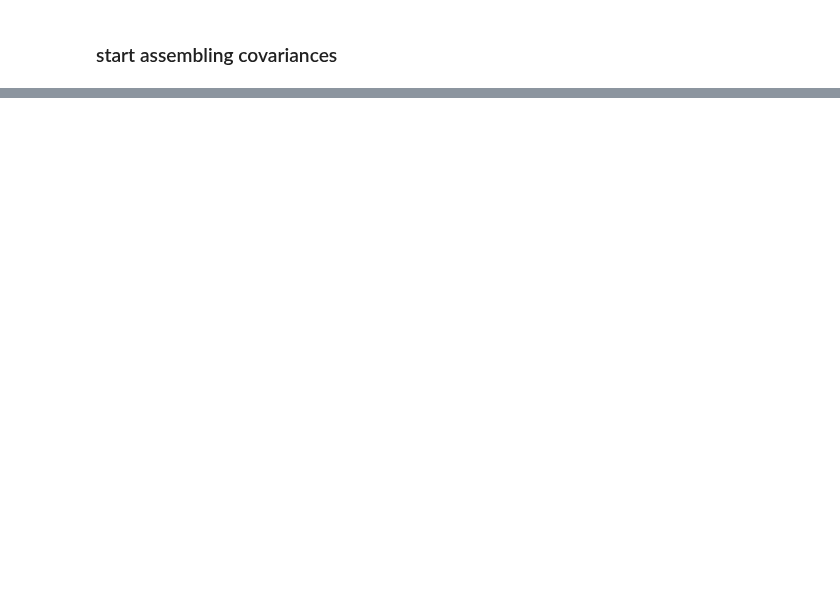
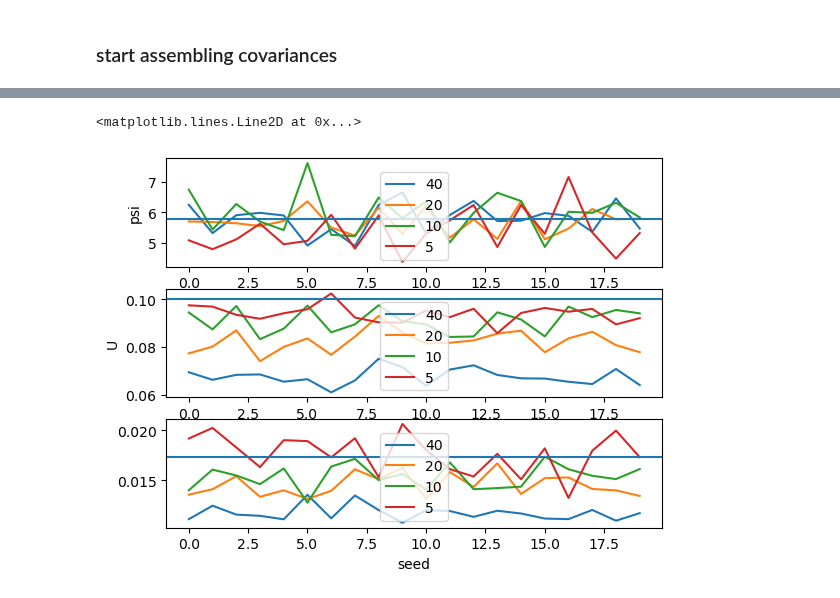
Before and after one commit to ahmaddroobi99/nwa, a Jupyter notebook: stats/flow_resolution_sensitivity.ipynb, the cells around one changed output, grey strips where cells are left out. Saved outputs shown, nothing was run; the diff lists cells and outputs as text; code cells hidden in the pictures; blank space fills up the shorter version.

```diff
--- a/stats/flow_resolution_sensitivity.ipynb
+++ b/stats/flow_resolution_sensitivity.ipynb
@@ -78,7 +85,7 @@ elif kind=="pp":
     # psi-phi field formulation
     #λ = np.sqrt(λx**2 + λy**2)
     λ = λx
-    if "matern32" in Cmodel[0]:
+    if "matern32" in Cmodel:
         ν = 3/2
     else:
         assert False, "implement scaling factor"
@@ -257,0 +188,51 @@ ax.set_yscale("log")
+# %%
+D40 = []
+D20 = []
+D10 = []
+D5 = []
+seeds = list(range(20))
+for seed in seeds:
+    print(f"---- {seed}/{len(seeds)}")
+    ds = generate_flow(40, Nx, Ny, dx, dy, seed=seed)
+    D40.append(ds.std())
+    ds = generate_flow(20, Nx, Ny, dx, dy, seed=seed)
+    D20.append(ds.std())
+    ds = generate_flow(10, Nx, Ny, dx, dy, seed=seed)
+    D10.append(ds.std())
+    ds = generate_flow(5, Nx, Ny, dx, dy, seed=seed, chunks=(10,-1))
+    D5.append(ds.std())
+# %%
+std40 = xr.concat(D40, dim=pd.Index(seeds, name='seed'))
+std20 = xr.concat(D20, dim=pd.Index(seeds, name='seed'))
+std10 = xr.concat(D10, dim=pd.Index(seeds, name='seed'))
+std5 = xr.concat(D5, dim=pd.Index(seeds, name='seed'))
+
+
+fig, axes = plt.subplots(3,1)
+
+ax, v, ref = axes[0], "psi", η*(1-pp_ratio)
+std40[v].plot(ax=ax, label="40")
+std20[v].plot(ax=ax, label="20")
+std10[v].plot(ax=ax, label="10")
+std5[v].plot(ax=ax, label="5")
+ax.legend()
+ax.axhline(ref)
+
+ax, v, ref = axes[1], "U", U
+std40[v].plot(ax=ax, label="40")
+std20[v].plot(ax=ax, label="20")
+std10[v].plot(ax=ax, label="10")
+std5[v].plot(ax=ax, label="5")
+ax.legend()
+ax.axhline(ref)
+
+ax, ref = axes[2], U / η*(1-pp_ratio)
+(std40["U"]/std40["psi"]).plot(ax=ax, label="40")
+(std20["U"]/std20["psi"]).plot(ax=ax, label="20")
+(std10["U"]/std10["psi"]).plot(ax=ax, label="10")
+(std5["U"]/std5["psi"]).plot(ax=ax, label="5")
+ax.legend()
+ax.axhline(ref)
+# %% [output]
+<matplotlib.lines.Line2D at 0x...>
+[figure, added]
```
Also changed, not shown: parts of 33 cells of this notebook, 7 other files.
